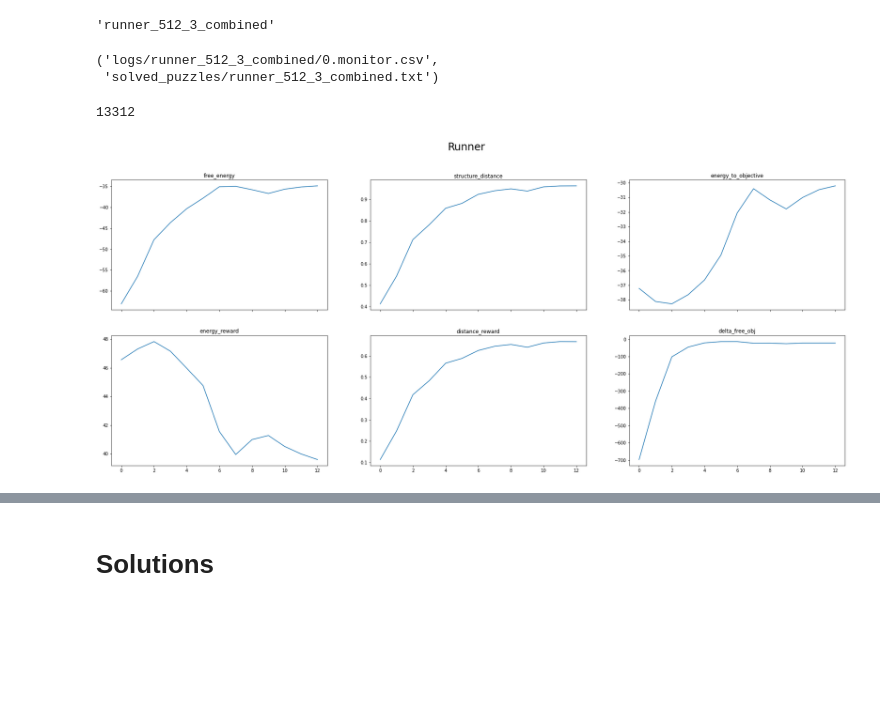
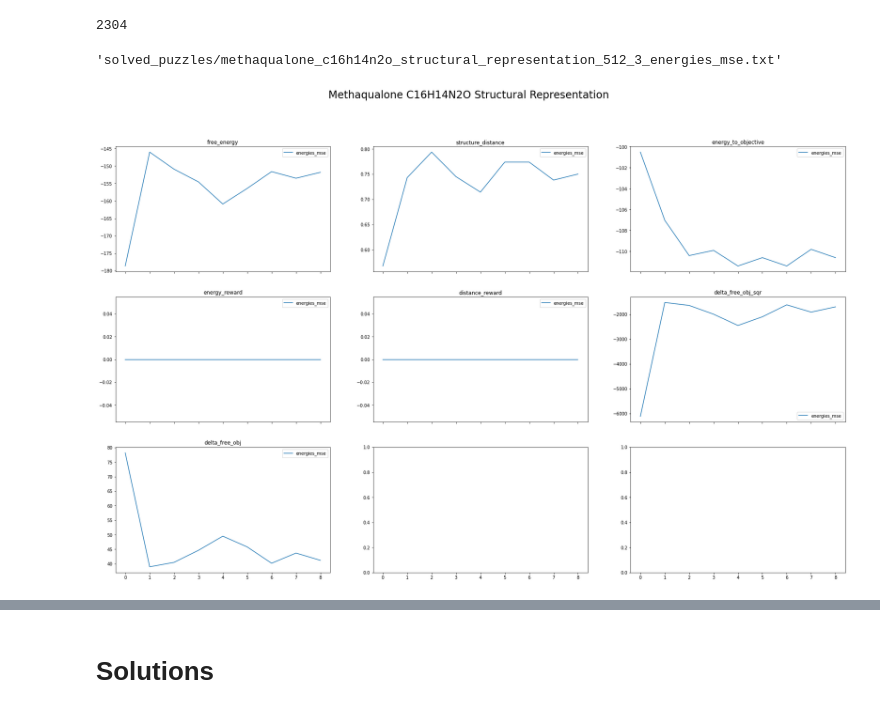
Before and after one commit to jganzabal/rna_inv_folding, a Jupyter notebook: 012_Monitor.ipynb, the cells around one changed output, grey strips where cells are left out. Drawn from its saved outputs; the diff is of its cells as text; code cells hidden in the pictures; blank space fills up the shorter version.

Commit message:
energy_mse more tests

```diff
--- a/012_Monitor.ipynb
+++ b/012_Monitor.ipynb
@@ -18,0 +42,2 @@ len(objective_structure)
+# %%
+numeric_columns = ['free_energy', 'structure_distance', 'energy_to_objective', 'energy_reward', 'distance_reward', 'delta_free_obj_sqr', 'delta_free_obj']
@@ -19,24 +57,54 @@ len(objective_structure)
+# %%
+metrics = ['energies_mse']
+curve_names=['energies_mse']
+embedings=[3]
+# %%
+evaluation_samples = 256
+# evaluation_samples = 1024
 # %%
-features_dim = 512
-EMBEDDING_DIM = 3
-metric = 'combined'
-# metric = None
-model_name = puzzle_name.lower().replace(' ', '_') + f'_{features_dim}_{EMBEDDING_DIM}'
-if metric:
-    model_name = model_name + f'_{metric}'
-model_name
+def get_model_name(puzzle_name, metric, features_dim = 512, EMBEDDING_DIM = 3):
+    model_name = puzzle_name.lower().replace(' ', '_') + f'_{features_dim}_{EMBEDDING_DIM}'
+    if metric:
+        model_name = model_name + f'_{metric}'
+    monitor_file=f'logs/{model_name}/0.monitor.csv'
+    solutions_filename = f'solved_puzzles/{model_name}.txt'
+    df = pd.read_csv(monitor_file, header=1)
+    df['delta_free_obj_sqr'] = -(df['energy_to_objective'] - df['free_energy'])**2
+    df['delta_free_obj'] = df['energy_to_objective'] - df['free_energy']
+    print(len(df))
+    return df, monitor_file, solutions_filename
+
+def plot_data(dfs, numeric_columns=numeric_columns, N=1024, curve_names=curve_names):
+
+    f, ax = plt.subplots(3, 3, figsize=(30, 18), sharex=True)
+    ax = ax.reshape(-1)
+    avrg_columns_list = []
+    for j, df in enumerate(dfs):
+        avrg_columns = df[numeric_columns].values.reshape(-1, N, len(numeric_columns)).mean(axis=1)
+        avrg_columns_list.append(avrg_columns)
+        for i, name in enumerate(numeric_columns):
+            ax[i].plot(avrg_columns[:, i], label=curve_names[j])
+            ax[i].set_title(name)
+            ax[i].legend()
+    f.suptitle(puzzle_name, fontsize=24)
+
+    return avrg_columns_list
-# %% [output]
-'runner_512_3_combined'
+# %%
+
+dfs = []
+solution_files = []
+for i, m in enumerate(metrics):
+    df, _, solutions_filename = get_model_name(puzzle_name, m, EMBEDDING_DIM=embedings[i])
+    dfs.append(df)
+    solution_files.append(solutions_filename)
+# %% [output]
+2304
+# %%
+solutions_filename
+# %% [output]
+'solved_puzzles/methaqualone_c16h14n2o_structural_representation_512_3_energies_mse.txt'
 # %%
-monitor_file=f'logs/{model_name}/0.monitor.csv'
-solutions_filename = f'solved_puzzles/{model_name}.txt'
+avrg_columns = plot_data(dfs, N=evaluation_samples)
+plt.show()
+# %% [output]
+[figure, added]
-# %%
-monitor_file, solutions_filename
-# %% [output]
-('logs/runner_512_3_combined/0.monitor.csv',
- 'solved_puzzles/runner_512_3_combined.txt')
-# %%
-df = pd.read_csv(monitor_file, header=1)
-len(df)
-# %% [output]
-13312
@@ -59,4 +110,0 @@ def plot_data(df, numeric_columns=numeric_columns, N=1024):
-# %%
-avrg_columns = plot_data(df)
-# %% [output]
-[figure, removed]
```
Also changed, not shown: parts of 29 cells of this notebook, 7 other files.
